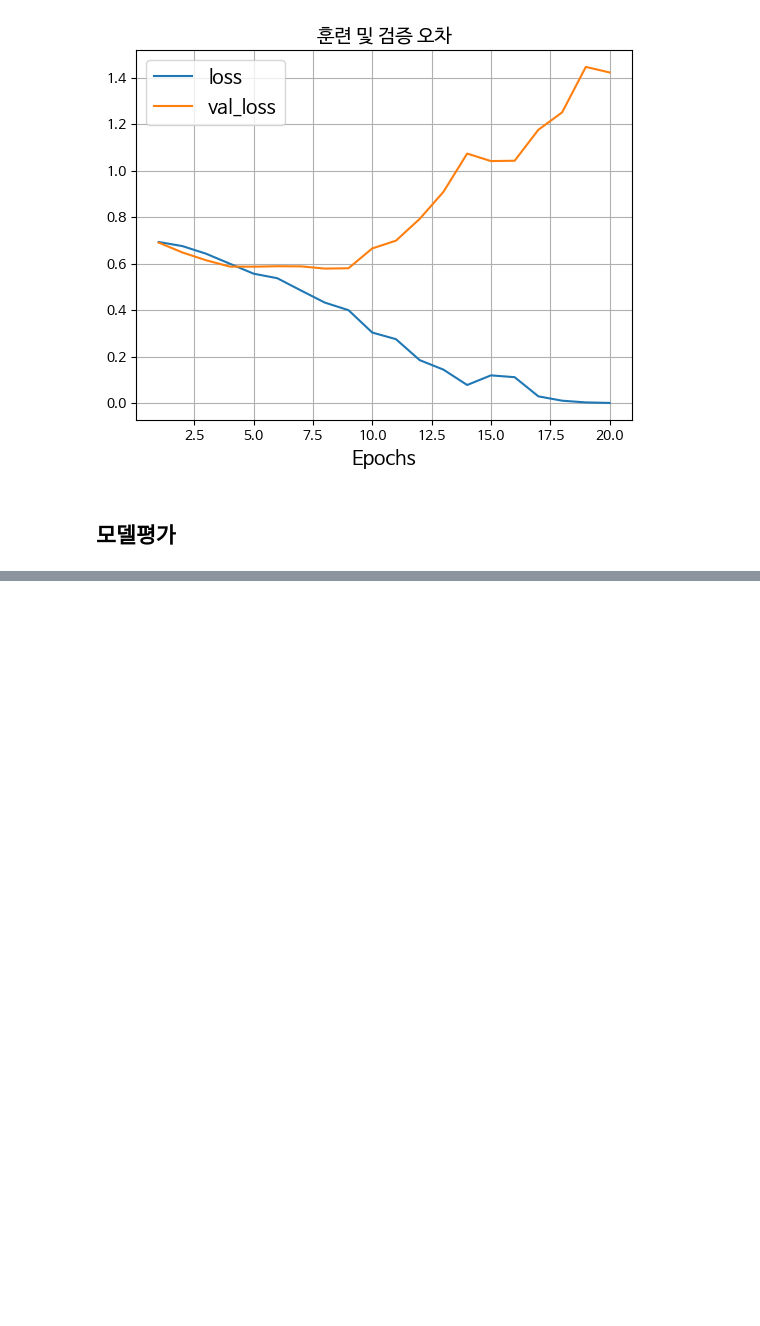
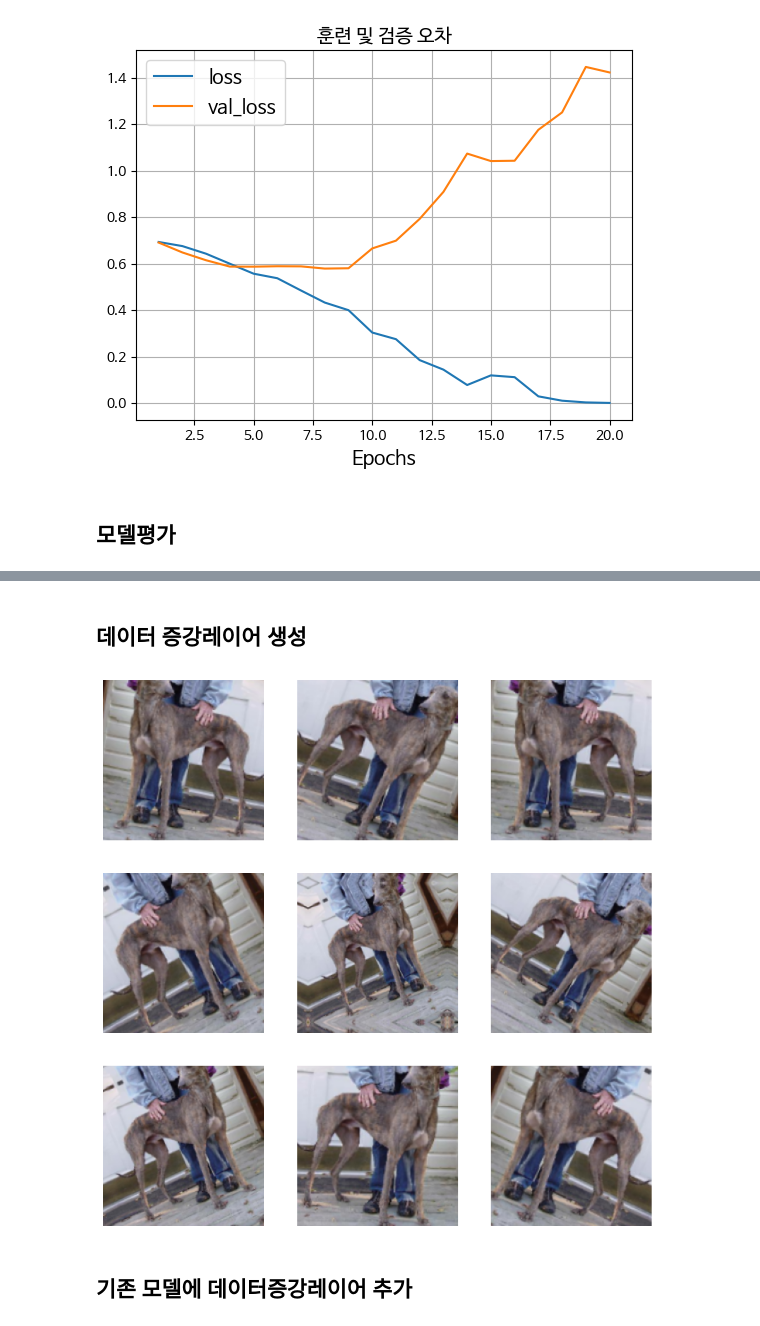
Before and after one commit to saicham/Study, a Jupyter notebook: 2024_SeoulICT_CNN_DogCat.ipynb, the cells around one changed output, grey strips where cells are left out. Cells and saved outputs as stored; diff of their text form; code cells hidden in the pictures; blank space fills up the shorter version.

```diff
--- a/2024_SeoulICT_CNN_DogCat.ipynb
+++ b/2024_SeoulICT_CNN_DogCat.ipynb
@@ -299 +292,3 @@ test loss : 0.5914309024810791
 test accuracy : 0.7360000014305115
+# %% [markdown]
+## 데이터 증강레이어 생성
@@ -299,0 +297,17 @@ test accuracy : 0.7360000014305115
+# %%
+data_augmentation = Sequential([RandomFlip('horizontal'),
+                                RandomRotation(0.1),
+                                RandomZoom(0.2)])
+# %%
+plt.figure(figsize=(10,10))
+for images,_ in train_dataset.take(1):  #train_dataset의 하나의 배치사이즈 32개를 가져옴
+  for i in range(9):
+    augmentation_images = data_augmentation(images)
+    ax = plt.subplot(3,3, i+1)
+
+    plt.imshow(augmentation_images[0].numpy().astype('uint8'))
+    plt.axis('off')
+# %% [output]
+[figure, added]
+# %% [markdown]
+## 기존 모델에 데이터증강레이어 추가
```
Also changed, not shown: parts of 12 cells of this notebook.
